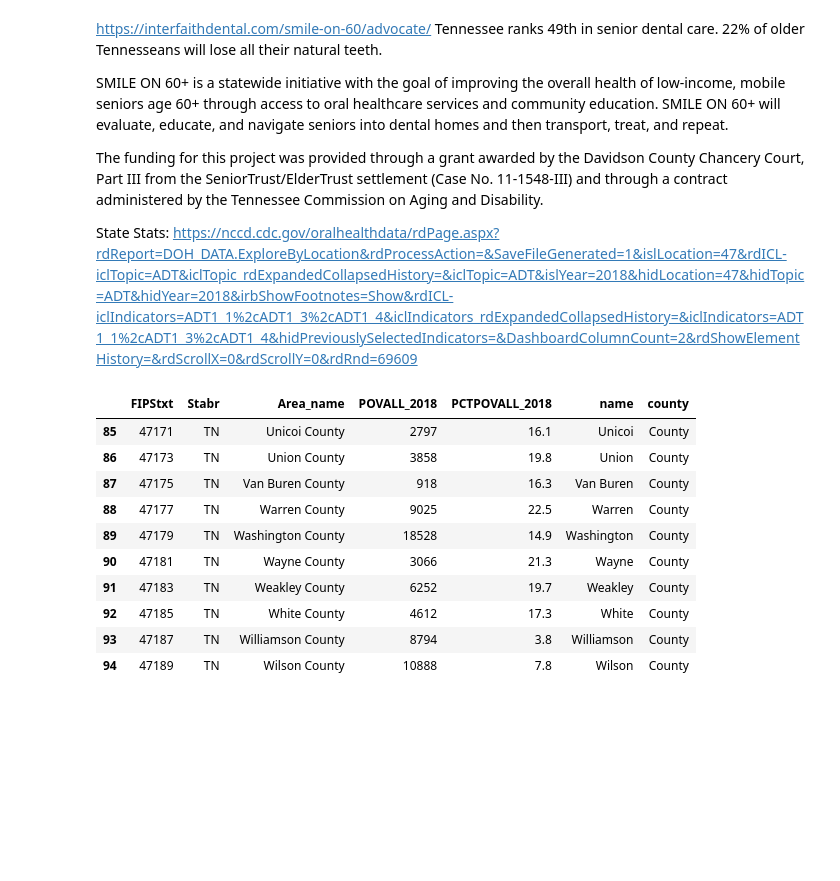
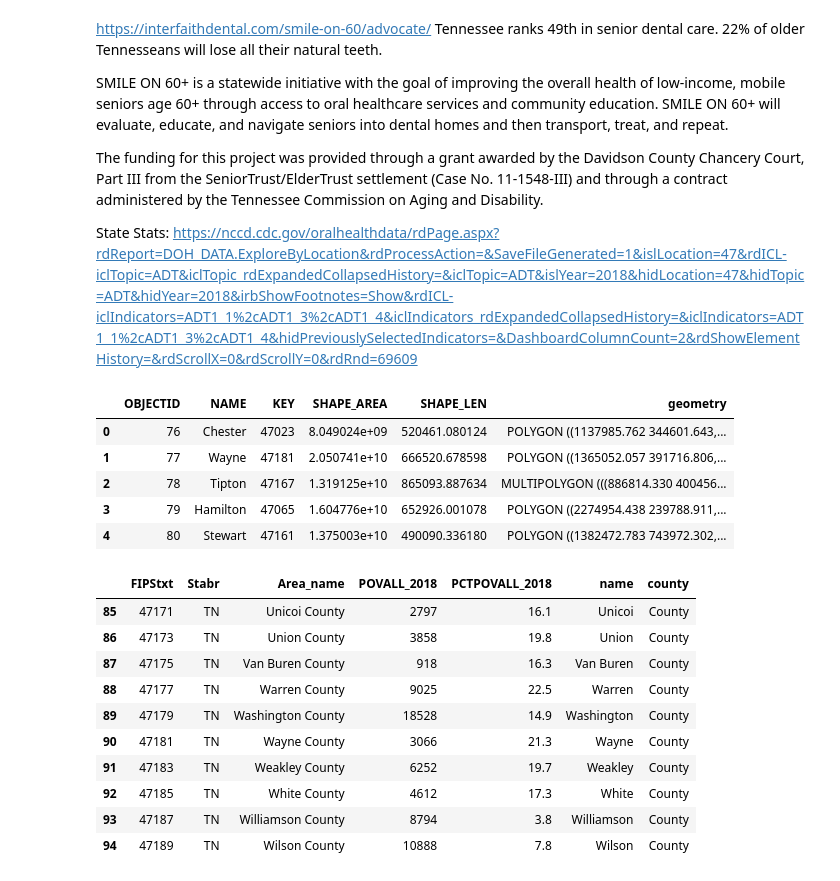
Before and after one commit to bsfcs/smile-on-spiderman, a Jupyter notebook: notebooks/smile_on.ipynb, the cells around one changed output. Cells and saved outputs as stored; diff of their text form; code cells hidden in the pictures; blank space fills up the shorter version.

```diff
--- a/notebooks/smile_on.ipynb
+++ b/notebooks/smile_on.ipynb
@@ -22,6 +22,16 @@ State Stats: https://nccd.cdc.gov/oralhealthdata/rdPage.aspx?rdReport=DOH_DATA.E
 #read in county geo data for map later:
 
 counties = gpd.read_file('../data/county/tncounty.shp')
+# %%
+#counties.to_csv(r'C:\Users\kkosf\Documents\nss\projects\smile-on-spiderman\hardin_county.csv', index=False)
+counties.head()
+# %% [output]
+|  | OBJECTID | NAME | KEY | SHAPE_AREA | SHAPE_LEN | geometry |
+| 0 | 76 | Chester | 47023 | 8.049024e+09 | 520461.080124 | POLYGON ((1137985.762 344601.643,... |
+| 1 | 77 | Wayne | 47181 | 2.050741e+10 | 666520.678598 | POLYGON ((1365052.057 391716.806,... |
+| 2 | 78 | Tipton | 47167 | 1.319125e+10 | 865093.887634 | MULTIPOLYGON (((886814.330 400456... |
+| 3 | 79 | Hamilton | 47065 | 1.604776e+10 | 652926.001078 | POLYGON ((2274954.438 239788.911,... |
+| 4 | 80 | Stewart | 47161 | 1.375003e+10 | 490090.336180 | POLYGON ((1382472.783 743972.302,... |
 # %%
 #read in poverty data for map later and split "County" from county name to merge with other data later:
 
```
Also changed, not shown: parts of 9 cells of this notebook, 5 other files.
